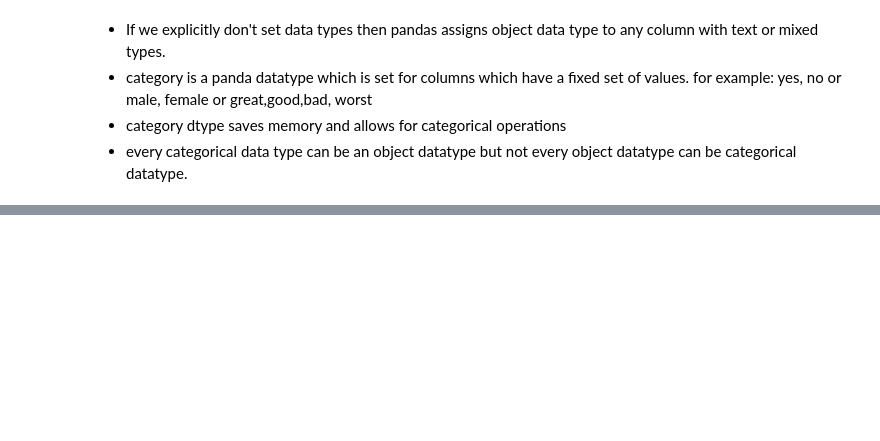
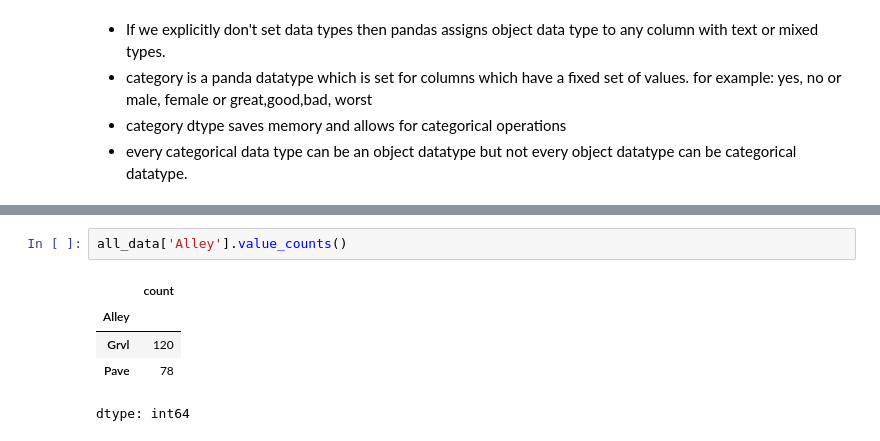
Before and after one commit to Yashtiii/Predicting-house-market-trend, a Jupyter notebook: house_market_trend.ipynb, the cells around one changed output, grey strips where cells are left out. Saved outputs shown, nothing was run; the diff lists cells and outputs as text; blank space fills up the shorter version.

```diff
--- a/house_market_trend.ipynb
+++ b/house_market_trend.ipynb
@@ -356,0 +594,8 @@ print(missing_data_categorical)
+# %%
+all_data['Alley'].value_counts()
+# %% [output]
+|  | count |
+| Alley |  |
+| Grvl | 120 |
+| Pave | 78 |
+dtype: int64
```
Also changed, not shown: parts of 31 cells of this notebook.
